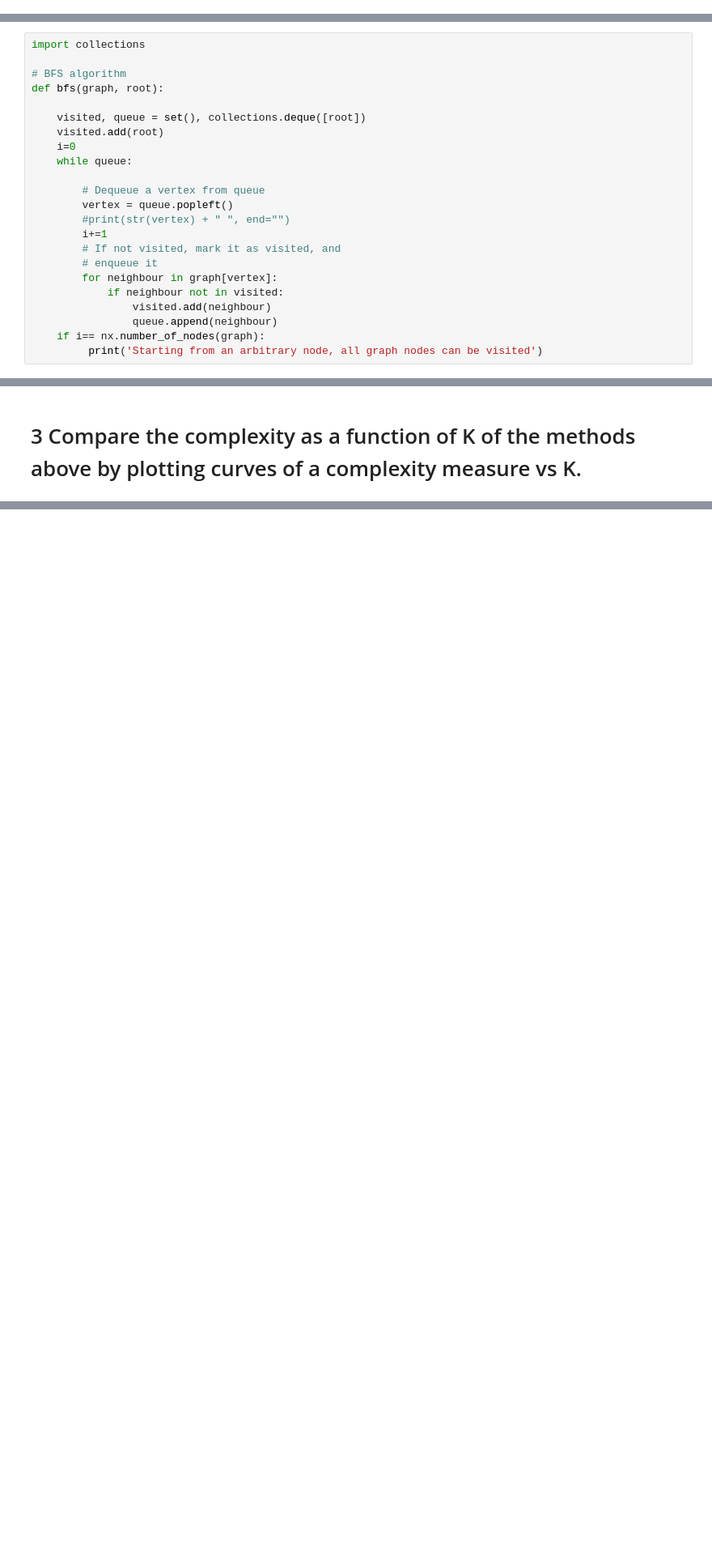
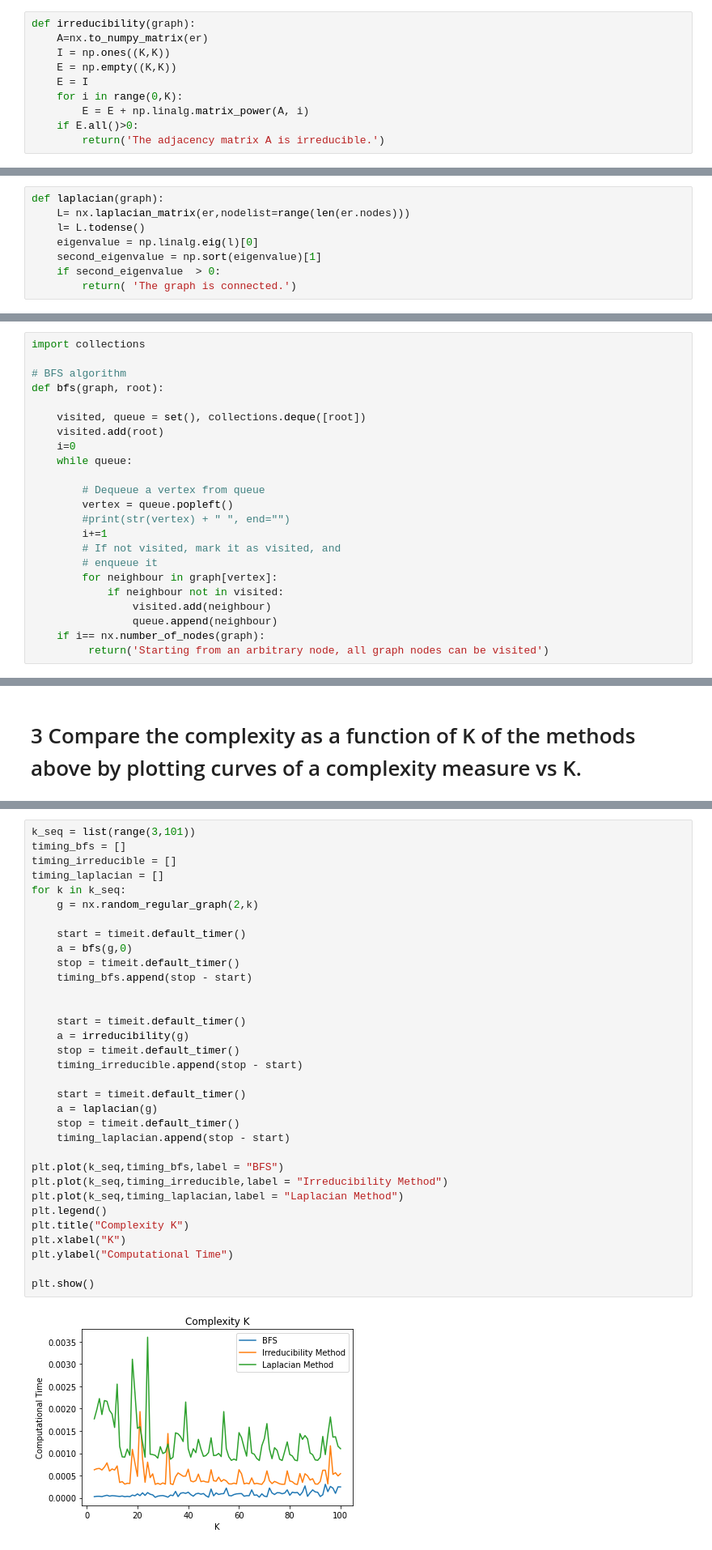
Before and after one commit to HaotianZhang96/NBD-homework1, a Jupyter notebook: NBD_hw1_part1.ipynb, the cells around one changed output, grey strips where cells are left out. Shown: that part at 81% size. Saved outputs shown, nothing was run; the diff lists cells and outputs as text; blank space fills up the shorter version.

```diff
--- a/NBD_hw1_part1.ipynb
+++ b/NBD_hw1_part1.ipynb
@@ -49,6 +49,16 @@ if E.all()>0:
     print('The adjacency matrix A is irreducible.')
 # %% [output]
 The adjacency matrix A is irreducible.
+# %%
+def irreducibility(graph):
+    A=nx.to_numpy_matrix(er)
+    I = np.ones((K,K))
+    E = np.empty((K,K))
+    E = I
+    for i in range(0,K):
+        E = E + np.linalg.matrix_power(A, i)
+    if E.all()>0:
+        return('The adjacency matrix A is irreducible.')
 # %% [markdown]
 ##  2.2 algebraic method 2 (eigenvalue of the Laplacian matrix)
  An undirected graph is connected if and only if the smallest eigenvalue of the graph Laplacian is simple, i.e., the second smallest eigenvalue of the Laplacian is positive.
@@ -69,6 +78,14 @@ if sorted_indices[-2]>0:
     print( 'The graph is connected.')
 # %% [output]
 The graph is connected.
+# %%
+def laplacian(graph):
+    L= nx.laplacian_matrix(er,nodelist=range(len(er.nodes)))
+    l= L.todense()
+    eigenvalue = np.linalg.eig(l)[0]
+    second_eigenvalue = np.sort(eigenvalue)[1]
+    if second_eigenvalue  > 0:
+        return( 'The graph is connected.')
 # %% [markdown]
 ##  2.3 breadth-first search algorithm
 # %%
@@ -93,7 +110,7 @@ def bfs(graph, root):
                 visited.add(neighbour)
                 queue.append(neighbour)
     if i== nx.number_of_nodes(graph):
-         print('Starting from an arbitrary node, all graph nodes can be visited')
+         return('Starting from an arbitrary node, all graph nodes can be visited')
 # %%
 bfs(er, 2)
 # %% [output]
@@ -103,3 +122,38 @@ Starting from an arbitrary node, all graph nodes can be visited
+# %%
+k_seq = list(range(3,101))
+timing_bfs = []
+timing_irreducible = []
+timing_laplacian = []
+for k in k_seq:
+    g = nx.random_regular_graph(2,k)
+
+    start = timeit.default_timer()
+    a = bfs(g,0)
+    stop = timeit.default_timer()
+    timing_bfs.append(stop - start)
+
+
+    start = timeit.default_timer()
+    a = irreducibility(g)
+    stop = timeit.default_timer()
+    timing_irreducible.append(stop - start)
+
+    start = timeit.default_timer()
+    a = laplacian(g)
+    stop = timeit.default_timer()
+    timing_laplacian.append(stop - start)
+
+plt.plot(k_seq,timing_bfs,label = "BFS")
+plt.plot(k_seq,timing_irreducible,label = "Irreducibility Method")
+plt.plot(k_seq,timing_laplacian,label = "Laplacian Method")
+plt.legend()
+plt.title("Complexity K")
+plt.xlabel("K")
+plt.ylabel("Computational Time")
+
+plt.show()
+# %% [output]
+[figure, added]
 # %% [markdown]
 # 4 Let p c (G) denote the probability that a graph G is connected. By running Monte Carlo simulations, estimate p c (G) and produce two curve plots:
 # %% [markdown]
```
Also changed, not shown: parts of 11 cells of this notebook.
